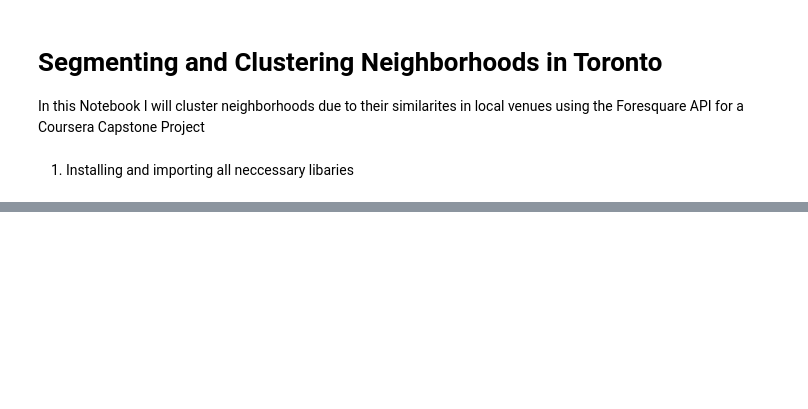
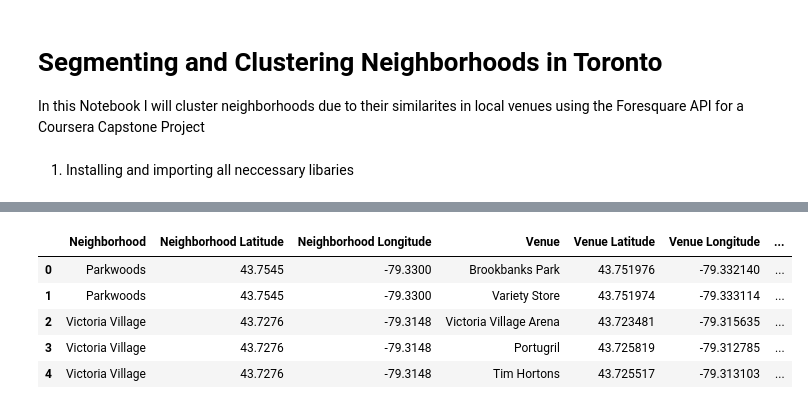
Before and after one commit to GuettlerPro/Coursera_Capstone, a Jupyter notebook: Segmenting and Clustering Neighborhoods in Toronto.ipynb, the cells around one changed output, grey strips where cells are left out. Saved outputs shown, nothing was run; the diff lists cells and outputs as text; code cells hidden in the pictures; blank space fills up the shorter version.

```diff
--- a/Segmenting and Clustering Neighborhoods in Toronto.ipynb
+++ b/Segmenting and Clustering Neighborhoods in Toronto.ipynb
@@ -57,0 +120,10 @@ soup = BeautifulSoup(data, "html5lib") #creating a soup object
+# %%
+nomi = pgeocode.Nominatim('ca') #Create a nominatim object for Canada
+
+
+for index, row in toronto_data.iterrows(): #Iterate through rows
+    location = nomi.query_postal_code("{}" .format(row['PostalCode'])) #Find Location based on postal code
+    latitude = location.latitude #save latitude
+    longitude = location.longitude #sove longitude
+    toronto_data.at[index,'Longitude'] = longitude #Insert into dataframe
+    toronto_data.at[index,'Latitude'] = latitude #Insert into dataframe
@@ -57,0 +139,6 @@ soup = BeautifulSoup(data, "html5lib") #creating a soup object
+# %%
+ # M7R,43.6369656,-79.615819 is the data to add
+toronto_data.at[76,'Longitude'] = "-79.615819" #Insert into dataframe
+toronto_data.at[76,'Latitude'] = "43.6369656"
+
+toronto_data[toronto_data["Longitude"].isnull()] #Check again for NAN
@@ -57,0 +147,18 @@ soup = BeautifulSoup(data, "html5lib") #creating a soup object
+# %%
+map_toronto = folium.Map(location=[latitude, longitude], zoom_start=10)
+
+# add markers to map
+for lat, lng, borough, neighborhood in zip(toronto_data['Latitude'], toronto_data['Longitude'], toronto_data['Borough'], toronto_data['Neighborhood']):
+    label = '{}, {}'.format(neighborhood, borough)
+    label = folium.Popup(label, parse_html=True)
+    folium.CircleMarker(
+        [lat, lng],
+        radius=5,
+        popup=label,
+        color='blue',
+        fill=True,
+        fill_color='#3186cc',
+        fill_opacity=0.7,
+        parse_html=False).add_to(map_toronto)
+
+map_toronto
@@ -57,0 +235,9 @@ soup = BeautifulSoup(data, "html5lib") #creating a soup object
+# %%
+toronto_venues.head()
+# %% [output]
+|  | Neighborhood | Neighborhood Latitude | Neighborhood Longitude | Venue | Venue Latitude | Venue Longitude | ... |
+| 0 | Parkwoods | 43.7545 | -79.3300 | Brookbanks Park | 43.751976 | -79.332140 | ... |
+| 1 | Parkwoods | 43.7545 | -79.3300 | Variety Store | 43.751974 | -79.333114 | ... |
+| 2 | Victoria Village | 43.7276 | -79.3148 | Victoria Village Arena | 43.723481 | -79.315635 | ... |
+| 3 | Victoria Village | 43.7276 | -79.3148 | Portugril | 43.725819 | -79.312785 | ... |
+| 4 | Victoria Village | 43.7276 | -79.3148 | Tim Hortons | 43.725517 | -79.313103 | ... |
```
Also changed, not shown: parts of 21 cells of this notebook.
